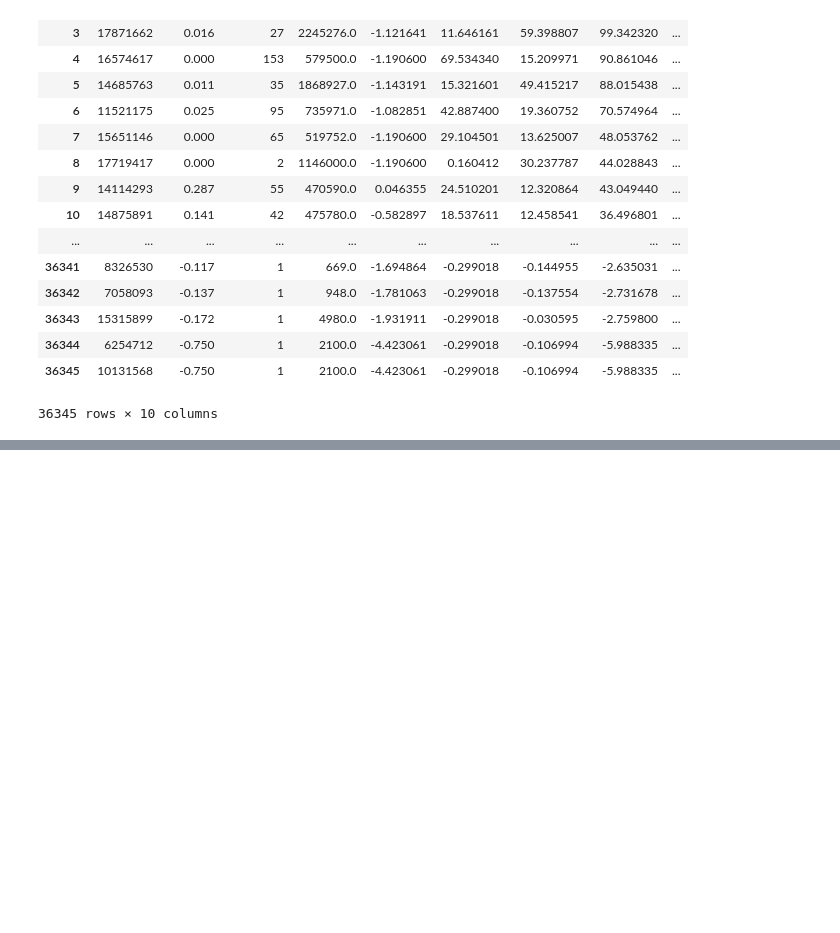
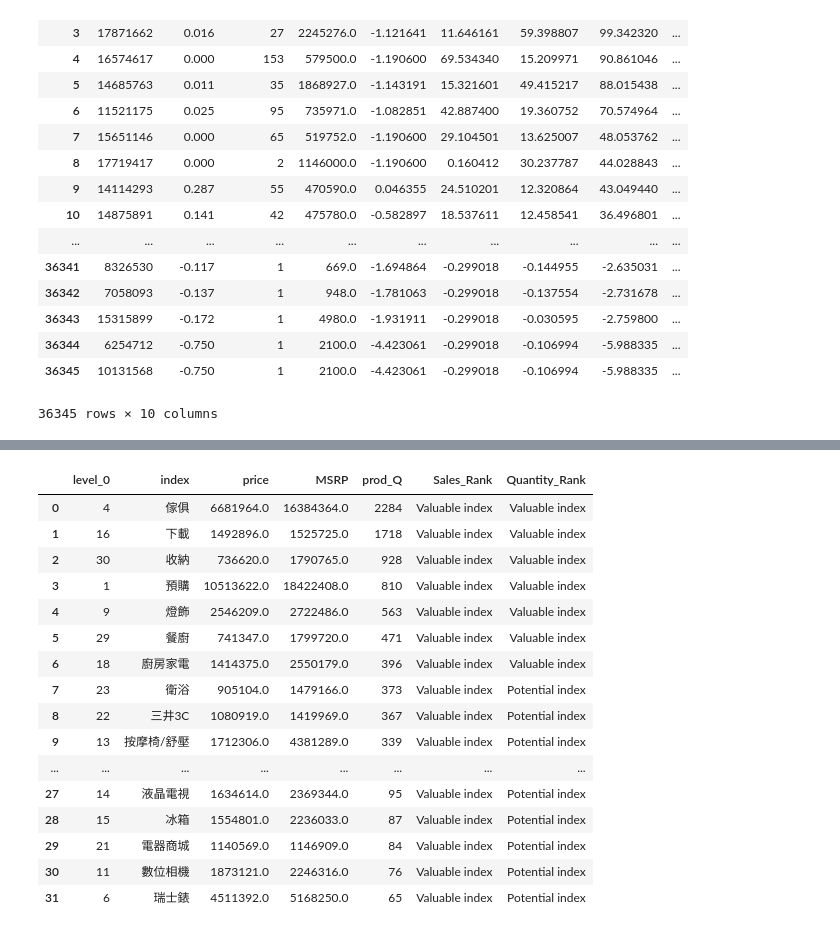
Before and after one commit to Ken0327/DataInnovation, a Jupyter notebook: DFM_Model-z_score_pchome.ipynb, the cells around one changed output, grey strips where cells are left out. Saved outputs shown, nothing was run; the diff lists cells and outputs as text; code cells hidden in the pictures; blank space fills up the shorter version.

```diff
--- a/DFM_Model-z_score_pchome.ipynb
+++ b/DFM_Model-z_score_pchome.ipynb
@@ -256,0 +317,19 @@ result
+# %%
+# Sum price group by index
+
+index = valuableData.groupby(['index']).sum()
+index = index.sort_values(by='price', ascending=False)
+index = index.reset_index()
+
+top20 = []
+for i in index.index:
+    if i <= (len(index.index) * 0.2):
+        top20.append('Valuable index')
+    else:
+        top20.append('Potential index')
+
+index['Sales_Rank'] = top20
+
+index.to_csv ('IndexSalesRank.csv', index = False, header=True)
+
+index
@@ -256,0 +355,6 @@ result
+# %%
+# filter top 20 % sales index
+
+valuableSalesIndex = index[index.Sales_Rank != 'Potential index']
+
+valuableSalesIndex
@@ -256,0 +379,35 @@ result
+# %%
+# Filter top 20 % prod_Q group by index
+valuableQuantityIndex = valuableSalesIndex.sort_values(by='prod_Q', ascending=False)
+valuableQuantityIndex = valuableQuantityIndex.reset_index()
+
+top20 = []
+for i in valuableQuantityIndex.index:
+    if i <= (len(valuableQuantityIndex.index) * 0.2):
+        top20.append('Valuable index')
+    else:
+        top20.append('Potential index')
+
+valuableQuantityIndex['Quantity_Rank'] = top20
+
+valuableQuantityIndex.to_csv ('IndexQuantityRank.csv', index = False, header=True)
+
+valuableQuantityIndex
+# %% [output]
+|  | level_0 | index | price | MSRP | prod_Q | Sales_Rank | Quantity_Rank |
+| 0 | 4 | 傢俱 | 6681964.0 | 16384364.0 | 2284 | Valuable index | Valuable index |
+| 1 | 16 | 下載 | 1492896.0 | 1525725.0 | 1718 | Valuable index | Valuable index |
+| 2 | 30 | 收納 | 736620.0 | 1790765.0 | 928 | Valuable index | Valuable index |
+| 3 | 1 | 預購 | 10513622.0 | 18422408.0 | 810 | Valuable index | Valuable index |
+| 4 | 9 | 燈飾 | 2546209.0 | 2722486.0 | 563 | Valuable index | Valuable index |
+| 5 | 29 | 餐廚 | 741347.0 | 1799720.0 | 471 | Valuable index | Valuable index |
+| 6 | 18 | 廚房家電 | 1414375.0 | 2550179.0 | 396 | Valuable index | Valuable index |
+| 7 | 23 | 衛浴 | 905104.0 | 1479166.0 | 373 | Valuable index | Potential index |
+| 8 | 22 | 三井3C | 1080919.0 | 1419969.0 | 367 | Valuable index | Potential index |
+| 9 | 13 | 按摩椅/舒壓 | 1712306.0 | 4381289.0 | 339 | Valuable index | Potential index |
+| ... | ... | ... | ... | ... | ... | ... | ... |
+| 27 | 14 | 液晶電視 | 1634614.0 | 2369344.0 | 95 | Valuable index | Potential index |
+| 28 | 15 | 冰箱 | 1554801.0 | 2236033.0 | 87 | Valuable index | Potential index |
+| 29 | 21 | 電器商城 | 1140569.0 | 1146909.0 | 84 | Valuable index | Potential index |
+| 30 | 11 | 數位相機 | 1873121.0 | 2246316.0 | 76 | Valuable index | Potential index |
+| 31 | 6 | 瑞士錶 | 4511392.0 | 5168250.0 | 65 | Valuable index | Potential index |
```
Also changed, not shown: parts of 6 cells of this notebook, 3 other files.
